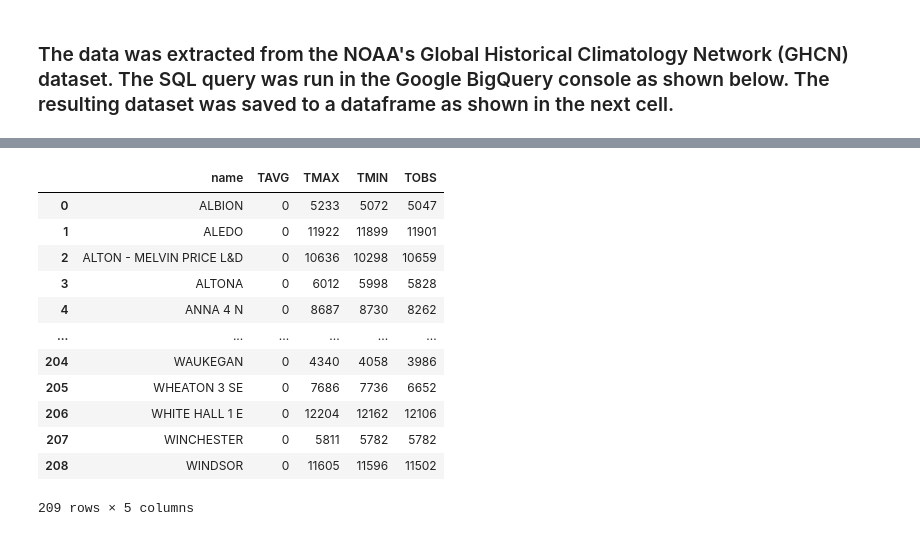
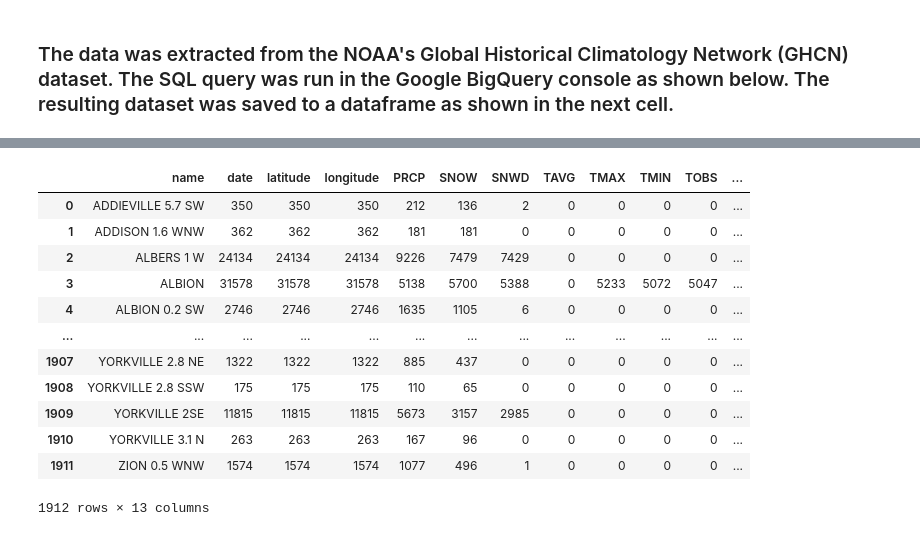
Before and after one commit to hfactor13/IllinoisWeather, a Jupyter notebook: weather_analysis.ipynb, the cells around one changed output, grey strips where cells are left out. Saved outputs shown, nothing was run; the diff lists cells and outputs as text; code cells hidden in the pictures.

```diff
--- a/weather_analysis.ipynb
+++ b/weather_analysis.ipynb
@@ -41,0 +35,11 @@ SyntaxError: unterminated string literal (detected at line 5) (3573174016.py, li
+# %%
+desired_cols = ["date", "time", "name", "element", "value", "latitude", "longitude"]
+raw_weather_data = pd.read_csv("illinois_weather_data.csv", usecols = desired_cols, dtype = {"name": "string", "time": "string", "element": "category", "value": "float", "latitude": "float", "longitude": "float"})
+raw_weather_data = raw_weather_data[desired_cols]
+raw_weather_data["date"] = pd.to_datetime(raw_weather_data["date"])
+raw_weather_data["time"].fillna("0000", inplace = True)
+raw_weather_data["time"] = raw_weather_data["time"].apply(lambda x: f"{x[:-2]}:{x[-2:]}:00")
+raw_weather_data["time"] = pd.to_timedelta(raw_weather_data["time"])
+raw_weather_data["date"] = raw_weather_data["date"] + raw_weather_data["time"]
+raw_weather_data.drop(columns = ["time"], inplace = True)
+raw_weather_data
@@ -42,2 +60,3 @@ SyntaxError: unterminated string literal (detected at line 5) (3573174016.py, li
 # %%
-raw_weather_data_pivot = raw_weather_data.pivot(columns = "element", values = "value_degF") # Converts the categorical data in the elements column to their own respective columns
+raw_weather_data_pivot = raw_weather_data.pivot(columns = "element", values = "value") # Converts the categorical data in the elements column to their own respective columns
+raw_weather_data_pivot
@@ -44,5 +77,5 @@ raw_weather_data_pivot = raw_weather_data.pivot(columns = "element", values = "v
 # %%
-transformed_temp_data = pd.concat([raw_weather_data, raw_weather_data_pivot], axis = 1) # combine the newly generated columns with the existing dataframe
-transformed_temp_data.drop(["element", "value", "value_degF"], axis = 1, inplace = True) # drop the element and value columns
-transformed_temp_data
+transformed_data = pd.concat([raw_weather_data, raw_weather_data_pivot], axis = 1) # combine the newly generated columns with the existing dataframe
+transformed_data.drop(columns = ["element", "value"], inplace = True) # drop the element and value columns
+transformed_data
 # %% [output]
@@ -94,20 +123,20 @@ array(['WATSEKA 2NW', 'PANA', 'ALEDO', 'NEWTON 6 SSE', 'MARENGO',
 # %%
-num_obs_per_station = transformed_temp_data.filter(regex = "name|T+", axis = 1).groupby("name", as_index = False).count() # number of observations per station
+num_obs_per_station = transformed_data.groupby("name", as_index = False).count() # number of observations per station
 num_obs_per_station
 # %% [output]
-|  | name | TAVG | TMAX | TMIN | TOBS |
-| 0 | ALBION | 0 | 5233 | 5072 | 5047 |
-| 1 | ALEDO | 0 | 11922 | 11899 | 11901 |
-| 2 | ALTON - MELVIN PRICE L&D | 0 | 10636 | 10298 | 10659 |
-| 3 | ALTONA | 0 | 6012 | 5998 | 5828 |
-| 4 | ANNA 4 N | 0 | 8687 | 8730 | 8262 |
-| ... | ... | ... | ... | ... | ... |
-| 204 | WAUKEGAN | 0 | 4340 | 4058 | 3986 |
-| 205 | WHEATON 3 SE | 0 | 7686 | 7736 | 6652 |
-| 206 | WHITE HALL 1 E | 0 | 12204 | 12162 | 12106 |
-| 207 | WINCHESTER | 0 | 5811 | 5782 | 5782 |
-| 208 | WINDSOR | 0 | 11605 | 11596 | 11502 |
+|  | name | date | latitude | longitude | PRCP | SNOW | SNWD | TAVG | TMAX | TMIN | TOBS | ... |
+| 0 | ADDIEVILLE 5.7 SW | 350 | 350 | 350 | 212 | 136 | 2 | 0 | 0 | 0 | 0 | ... |
+| 1 | ADDISON 1.6 WNW | 362 | 362 | 362 | 181 | 181 | 0 | 0 | 0 | 0 | 0 | ... |
+| 2 | ALBERS 1 W | 24134 | 24134 | 24134 | 9226 | 7479 | 7429 | 0 | 0 | 0 | 0 | ... |
+| 3 | ALBION | 31578 | 31578 | 31578 | 5138 | 5700 | 5388 | 0 | 5233 | 5072 | 5047 | ... |
+| 4 | ALBION 0.2 SW | 2746 | 2746 | 2746 | 1635 | 1105 | 6 | 0 | 0 | 0 | 0 | ... |
+| ... | ... | ... | ... | ... | ... | ... | ... | ... | ... | ... | ... | ... |
+| 1907 | YORKVILLE 2.8 NE | 1322 | 1322 | 1322 | 885 | 437 | 0 | 0 | 0 | 0 | 0 | ... |
+| 1908 | YORKVILLE 2.8 SSW | 175 | 175 | 175 | 110 | 65 | 0 | 0 | 0 | 0 | 0 | ... |
+| 1909 | YORKVILLE 2SE | 11815 | 11815 | 11815 | 5673 | 3157 | 2985 | 0 | 0 | 0 | 0 | ... |
+| 1910 | YORKVILLE 3.1 N | 263 | 263 | 263 | 167 | 96 | 0 | 0 | 0 | 0 | 0 | ... |
+| 1911 | ZION 0.5 WNW | 1574 | 1574 | 1574 | 1077 | 496 | 1 | 0 | 0 | 0 | 0 | ... |
-209 rows × 5 columns
+1912 rows × 13 columns
 # %%
 num_obs_per_station[num_obs_per_station["name"].str.contains("CHICAGO")] # number of observations per category where the station has the name "CHICAGO"
 # %% [output]
```
Also changed, not shown: parts of 14 cells of this notebook.
